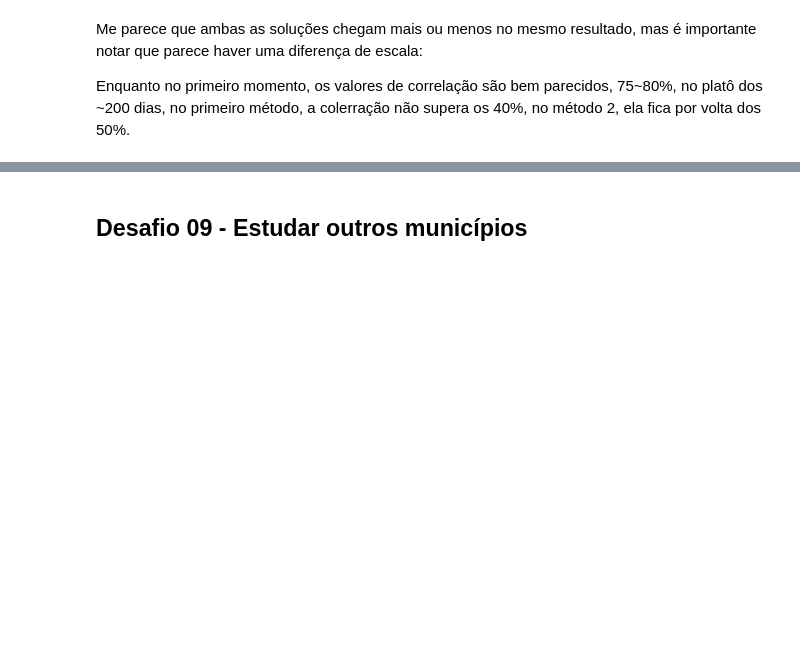
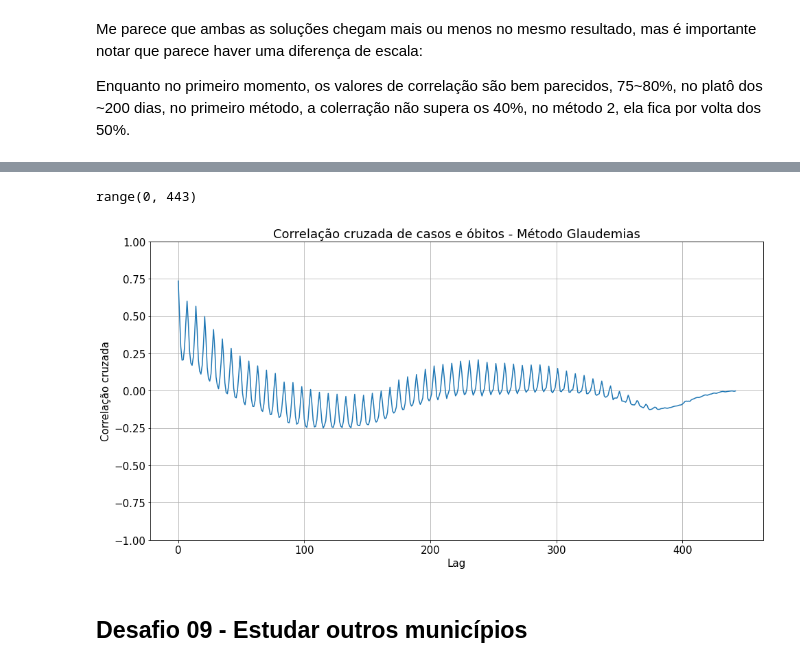
Before and after one commit to RPGraciotti/BootCampAlura, a Jupyter notebook: Modulo_3/Aula_1_Entendendo_a_serie_temporal.ipynb, the cells around one changed output, grey strips where cells are left out. Drawn from its saved outputs; the diff is of its cells as text; code cells hidden in the pictures; blank space fills up the shorter version.

Commit message:
método 3

```diff
--- a/Modulo_3/Aula_1_Entendendo_a_serie_temporal.ipynb
+++ b/Modulo_3/Aula_1_Entendendo_a_serie_temporal.ipynb
@@ -403,3 +408,19 @@ Enquanto no primeiro momento, os valores de correlação são bem parecidos, 75~
+# %%
+x_lag = range(0,len(df_sp))
+# %% [output]
+range(0, 443)
+# %%
+ccf_out = smt.ccf(df_sp.loc[:,"casos_novos"], df_sp.loc[:,"obitos_novos"], unbiased = False)
+# %%
+plt.title("Correlação cruzada de casos e óbitos - Método Glaudemias")
+plt.plot(x_lag, ccf_out)
+plt.ylim(-1,1)
+plt.ylabel("Correlação cruzada")
+plt.xlabel("Lag")
+plt.grid()
+plt.show()
+# %% [output]
+[figure, added]
 # %% [markdown]
 ## Desafio 09 - Estudar outros municípios
 # %% [markdown]
```
Also changed, not shown: parts of 6 cells of this notebook.
